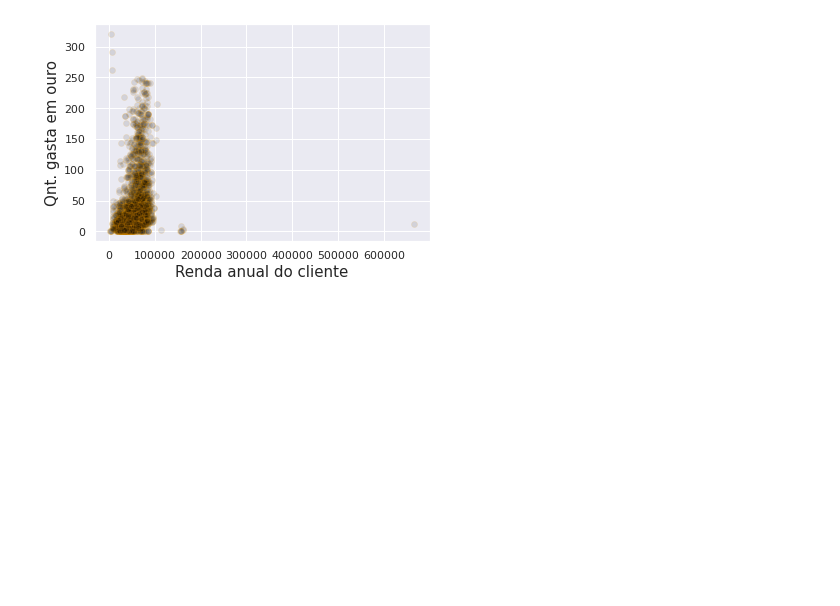
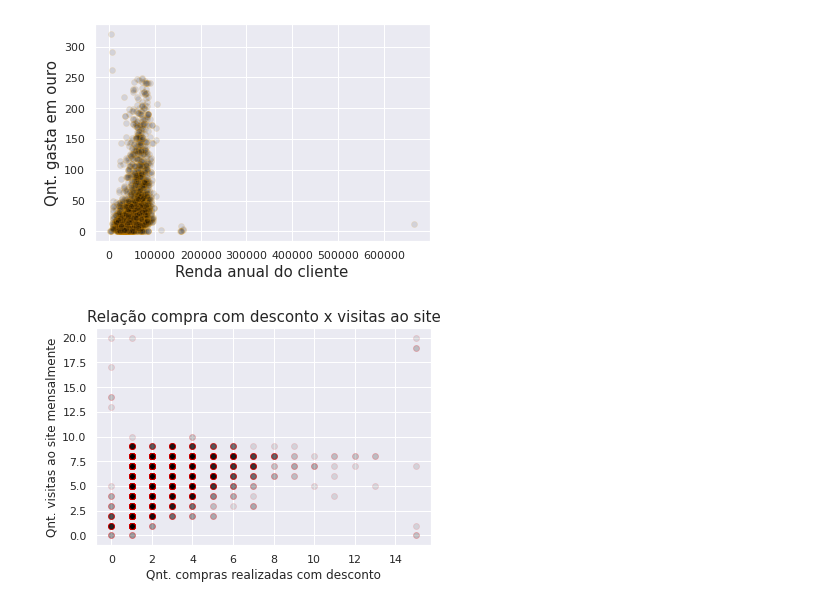
Before and after one commit to mavismmg/MarketingCampaign_Clustering, a Jupyter notebook: Customers_Personality_Analysis.ipynb, the cells around one changed output. Cells and saved outputs as stored; diff of their text form; code cells hidden in the pictures; blank space fills up the shorter version.

```diff
--- a/Customers_Personality_Analysis.ipynb
+++ b/Customers_Personality_Analysis.ipynb
@@ -153,3 +195,13 @@ plt.ylabel('Qnt. gasta em ouro', fontsize=15)
 plt.show()
 # %% [output]
 [figure]
+# %%
+plt.scatter(X['Qnt. compras realizadas com desconto'], X['Qnt. visitas ao site mensalmente'],
+            alpha=0.1, color='black', edgecolors='red')
+
+plt.title('Relação compra com desconto x visitas ao site', fontsize=15)
+plt.xlabel('Qnt. compras realizadas com desconto', fontsize=12)
+plt.ylabel('Qnt. visitas ao site mensalmente', fontsize=12)
+plt.show()
+# %% [output]
+[figure, added]
```
Also changed, not shown: parts of 15 cells of this notebook.
